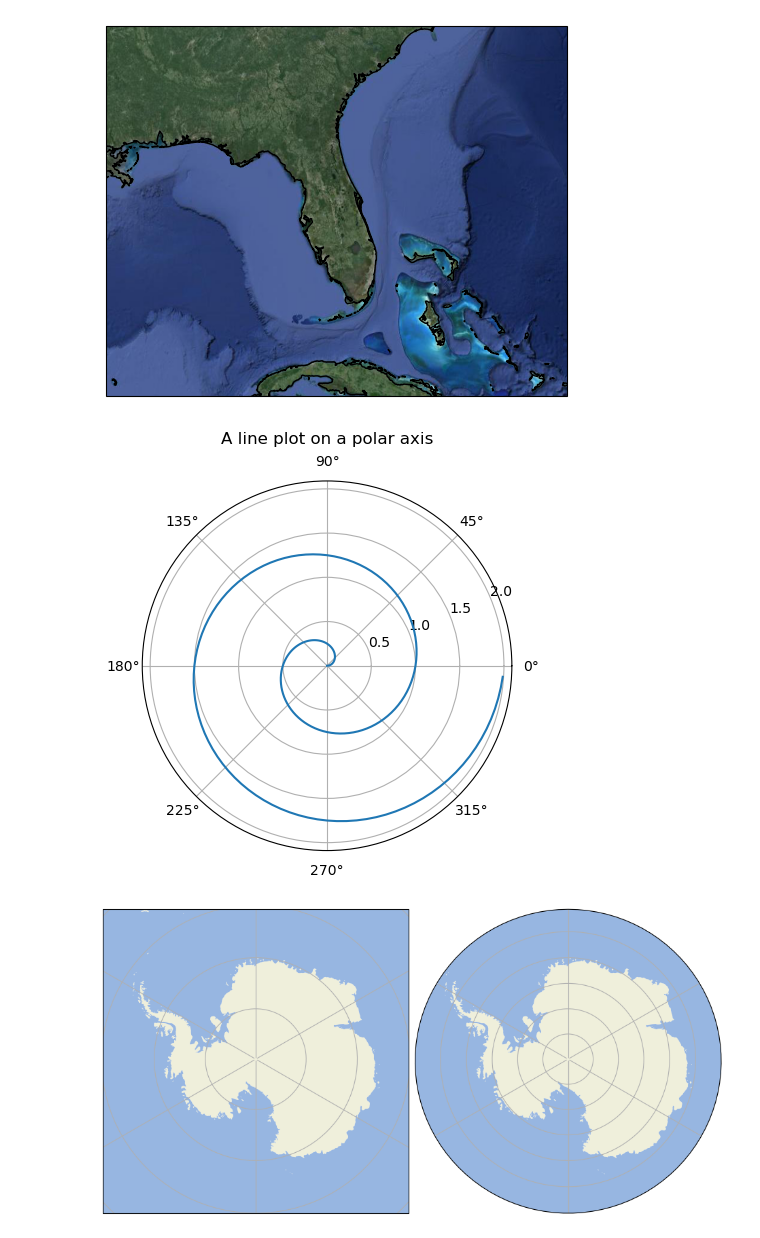
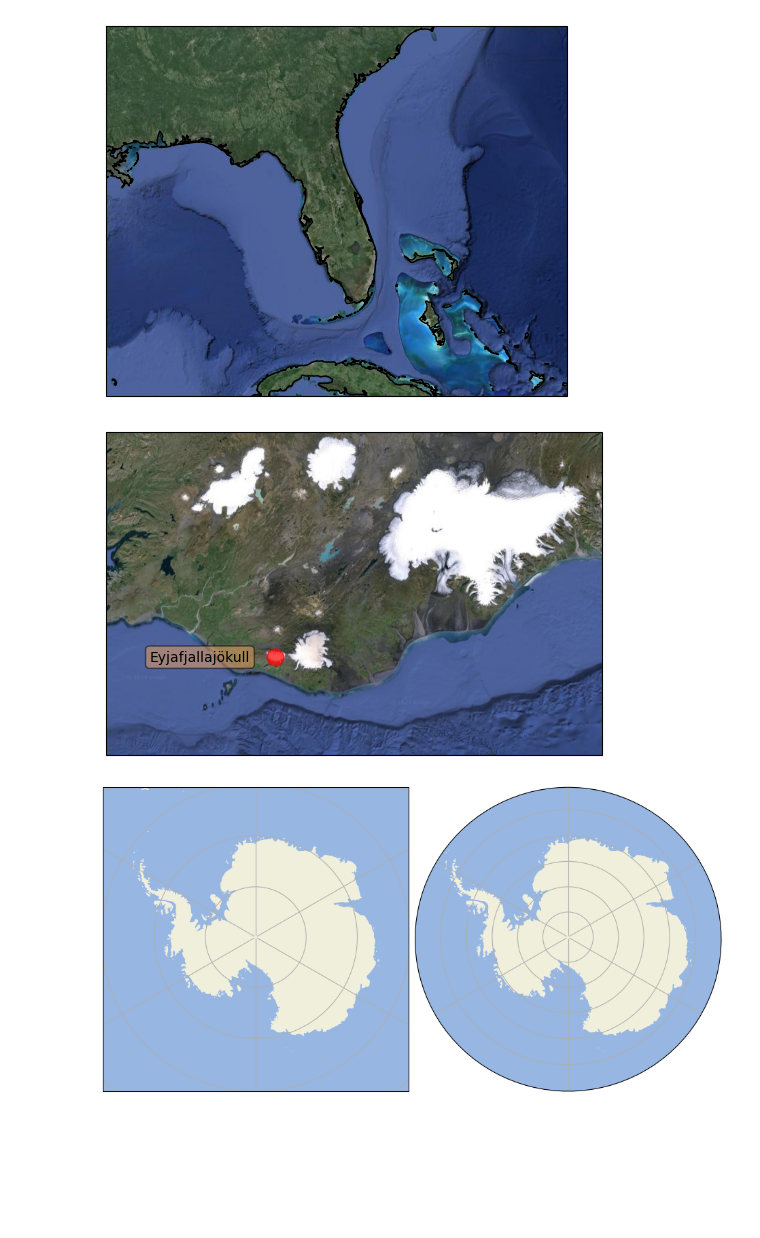
Before and after one commit to brepowell/icesat-data-visualization, a Jupyter notebook: practice-plotting/cartopy-practice.ipynb, the cells around one changed output. Drawn from its saved outputs; the diff is of its cells as text; code cells hidden in the pictures; blank space fills up the shorter version.

```diff
--- a/practice-plotting/cartopy-practice.ipynb
+++ b/practice-plotting/cartopy-practice.ipynb
@@ -119,24 +120,3 @@ def tileMap():
 tileMap()
 # %% [output]
 [figure]
-# %%
-# https://matplotlib.org/3.1.1/gallery/pie_and_polar_charts/polar_demo.html#sphx-glr-gallery-pie-and-polar-charts-polar-demo-py
-
-import numpy as np
-import matplotlib.pyplot as plt
-
-# Make a spiral
-r = np.arange(0, 2, 0.01)
-theta = 2 * np.pi * r
-
-# Plot it
-ax = plt.subplot(111, projection='polar')
-ax.plot(theta, r) # Plots the blue spiral line
-#ax.set_rmax(2) # Doesn't seem to do anything when commented out
-ax.set_rticks([0.5, 1, 1.5, 2])  # Less radial ticks - without this line, it will put a latitude line every 0.25
-#ax.set_rlabel_position(-22.5)  # Moves the 0.5, 1.0, 1.5, 2.0 radial labels around clockwise (negative #s) or counter clockwise (positive #s)
-#ax.grid(True) # Doesn't seem to do anything when commented out
-ax.set_title("A line plot on a polar axis", va='bottom')
-plt.show()
-# %% [output]
-[figure, removed]
@@ -144,0 +123,45 @@ plt.show()
+# %%
+# https://scitools.org.uk/cartopy/docs/latest/gallery/scalar_data/eyja_volcano.html
+
+import matplotlib.pyplot as plt
+from matplotlib.transforms import offset_copy
+
+import cartopy.crs as ccrs
+import cartopy.io.img_tiles as cimgt
+
+def useGoogleTilesPlotTerrain():
+    # Create a background image tile.
+    google_terrain = cimgt.GoogleTiles(style="satellite")
+
+    fig = plt.figure()
+
+    # Create a GeoAxes in the tile's projection.
+    ax = fig.add_subplot(1, 1, 1, projection=google_terrain.crs)
+
+    # Limit the extent of the map to a small longitude/latitude range.
+    ax.set_extent([-22, -15, 63, 65], crs=ccrs.Geodetic())
+
+    # Add the tile data at zoom level 8.
+    ax.add_image(google_terrain, 8)
+
+    # Add a marker for the Eyjafjallajökull volcano.
+    ax.plot(-19.613333, 63.62, marker='o', color='red', markersize=12,
+            alpha=0.7, transform=ccrs.Geodetic())
+
+    # Use the cartopy interface to create a matplotlib transform object
+    # for the Geodetic coordinate system. We will use this along with
+    # matplotlib's offset_copy function to define a coordinate system which
+    # translates the text by 25 pixels to the left.
+    geodetic_transform = ccrs.Geodetic()._as_mpl_transform(ax)
+    text_transform = offset_copy(geodetic_transform, units='dots', x=-25)
+
+    # Add text 25 pixels to the left of the volcano.
+    ax.text(-19.613333, 63.62, 'Eyjafjallajökull',
+            verticalalignment='center', horizontalalignment='right',
+            transform=text_transform,
+            bbox=dict(facecolor='sandybrown', alpha=0.5, boxstyle='round'))
+    plt.show()
+
+useGoogleTilesPlotTerrain()
+# %% [output]
+[figure, added]
```
Also changed, not shown: parts of 10 cells of this notebook, 1 other file.
